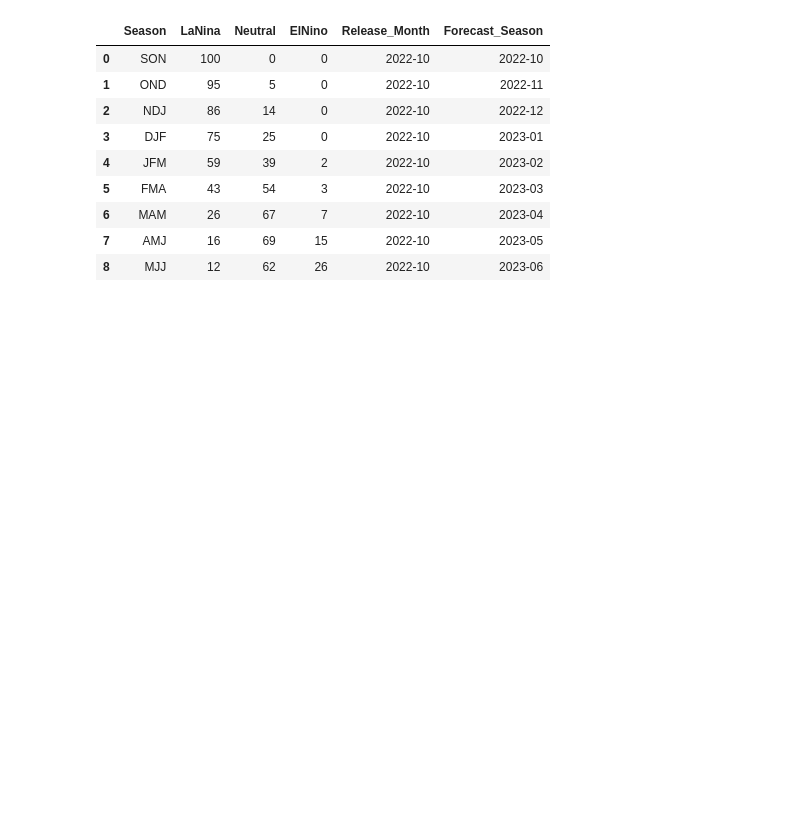
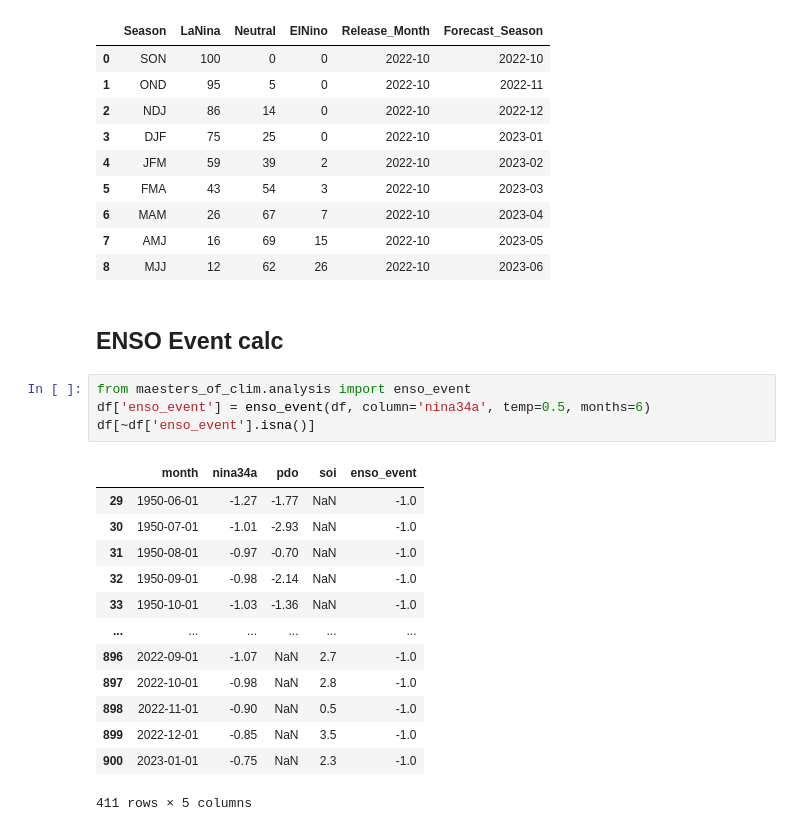
Before and after one commit to cnmetlab/Maesters-of-CLIM, a Jupyter notebook: example/climate_index.ipynb, the cells around one changed output. Cells and saved outputs as stored; diff of their text form; blank space fills up the shorter version.

Commit message:
add support to enso event calc

```diff
--- a/example/climate_index.ipynb
+++ b/example/climate_index.ipynb
@@ -44,3 +44,23 @@ cpcdf
 | 6 | MAM | 26 | 67 | 7 | 2022-10 | 2023-04 |
 | 7 | AMJ | 16 | 69 | 15 | 2022-10 | 2023-05 |
 | 8 | MJJ | 12 | 62 | 26 | 2022-10 | 2023-06 |
+# %% [markdown]
+## ENSO Event calc
+# %%
+from maesters_of_clim.analysis import enso_event
+df['enso_event'] = enso_event(df, column='nina34a', temp=0.5, months=6)
+df[~df['enso_event'].isna()]
+# %% [output]
+|  | month | nina34a | pdo | soi | enso_event |
+| 29 | 1950-06-01 | -1.27 | -1.77 | NaN | -1.0 |
+| 30 | 1950-07-01 | -1.01 | -2.93 | NaN | -1.0 |
+| 31 | 1950-08-01 | -0.97 | -0.70 | NaN | -1.0 |
+| 32 | 1950-09-01 | -0.98 | -2.14 | NaN | -1.0 |
+| 33 | 1950-10-01 | -1.03 | -1.36 | NaN | -1.0 |
+| ... | ... | ... | ... | ... | ... |
+| 896 | 2022-09-01 | -1.07 | NaN | 2.7 | -1.0 |
+| 897 | 2022-10-01 | -0.98 | NaN | 2.8 | -1.0 |
+| 898 | 2022-11-01 | -0.90 | NaN | 0.5 | -1.0 |
+| 899 | 2022-12-01 | -0.85 | NaN | 3.5 | -1.0 |
+| 900 | 2023-01-01 | -0.75 | NaN | 2.3 | -1.0 |
+411 rows × 5 columns
```
Also changed, not shown: 3 other files.
